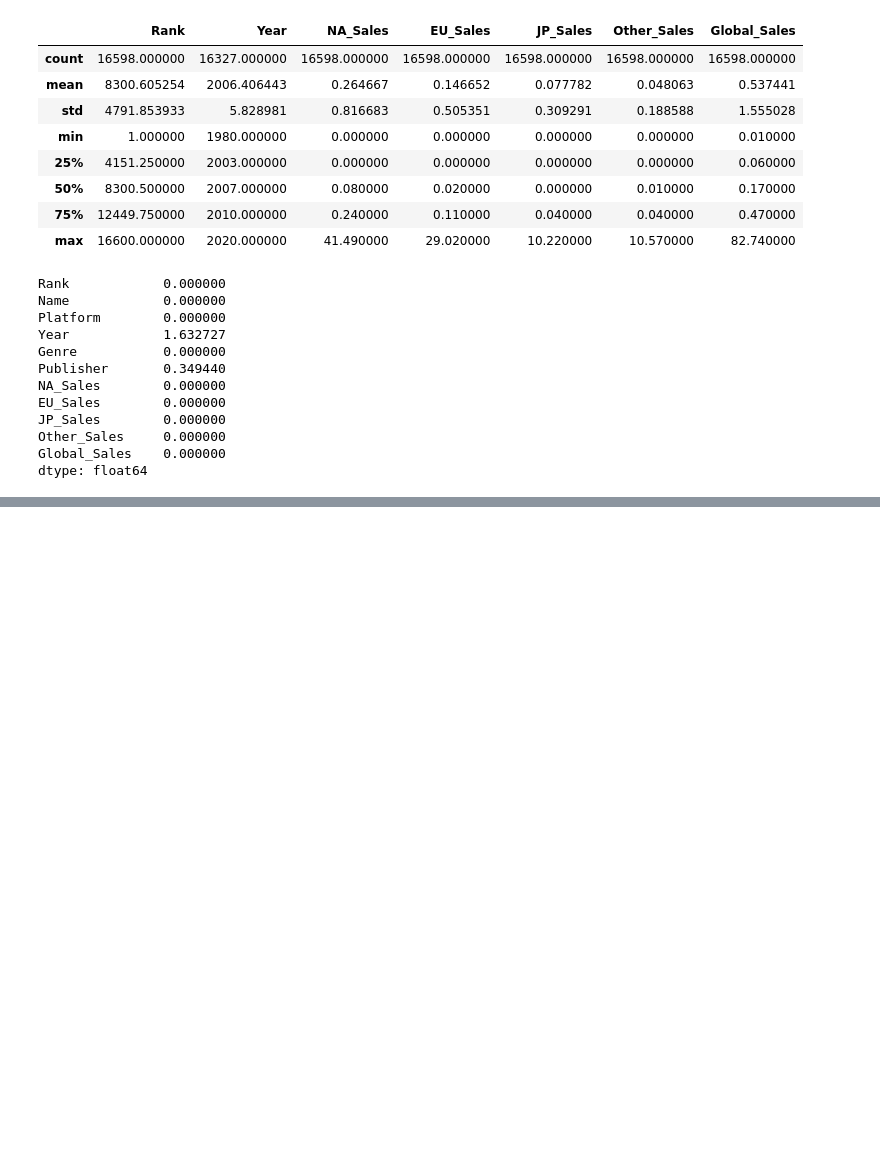
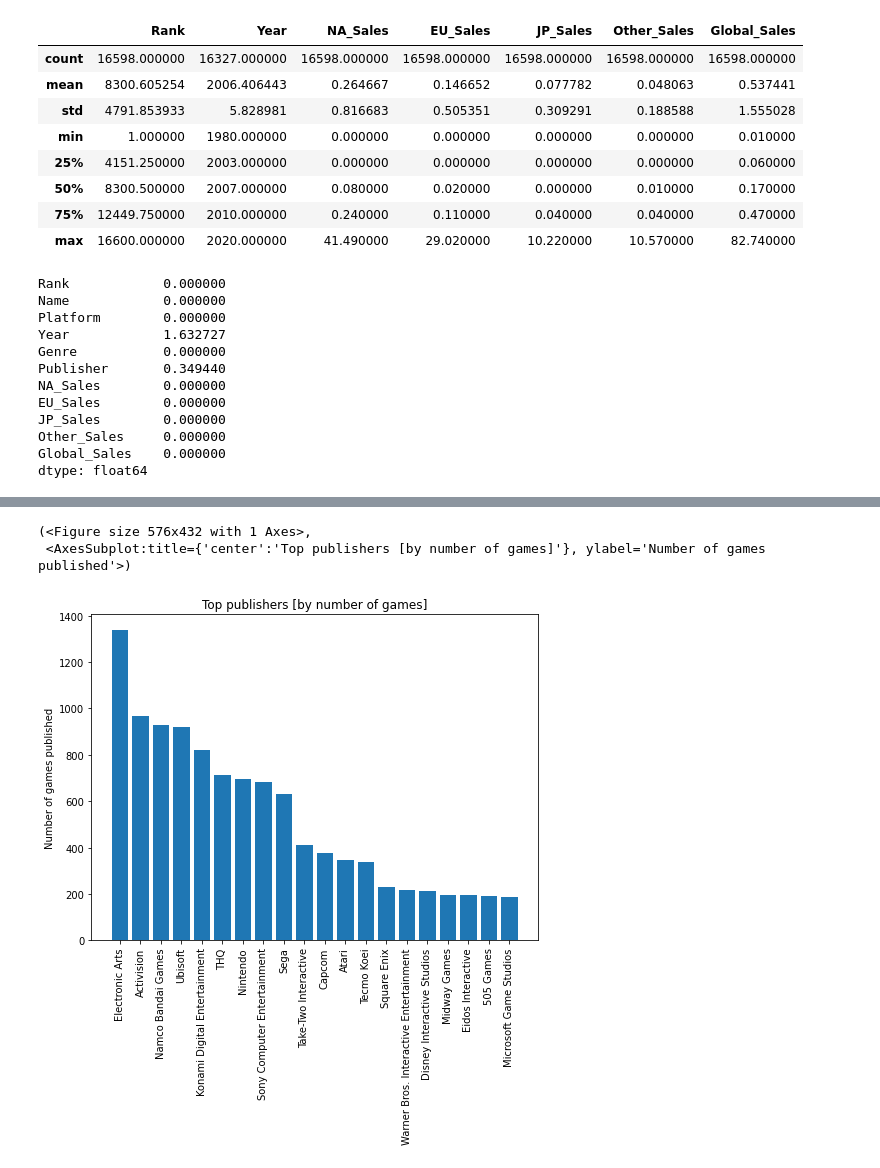
Before and after one commit to CuDeA0/udnanoDSC01, a Jupyter notebook: jpNotebook.ipynb, the cells around one changed output, grey strips where cells are left out. Drawn from its saved outputs; the diff is of its cells as text; code cells hidden in the pictures; blank space fills up the shorter version.

Commit message:
Looking at plots

```diff
--- a/jpNotebook.ipynb
+++ b/jpNotebook.ipynb
@@ -77,0 +121,4 @@ df_clean = clean(df)
+# %%
+pubs = df_clean.Publisher
+temp = pubs.value_counts()
+print(temp)
@@ -77,0 +138,3 @@ df_clean = clean(df)
+# %%
+v = temp[:20]
+print(v.index)
@@ -77,0 +150,7 @@ df_clean = clean(df)
+# %%
+from code.genericPlots import publisher_histogram
+publisher_histogram(v, "Top publishers [by number of games]", "Number of games published")
+# %% [output]
+(<Figure size 576x432 with 1 Axes>,
+ <AxesSubplot:title={'center':'Top publishers [by number of games]'}, ylabel='Number of games published'>)
+[figure, added]
```
Also changed, not shown: parts of 11 cells of this notebook, 2 other files.
